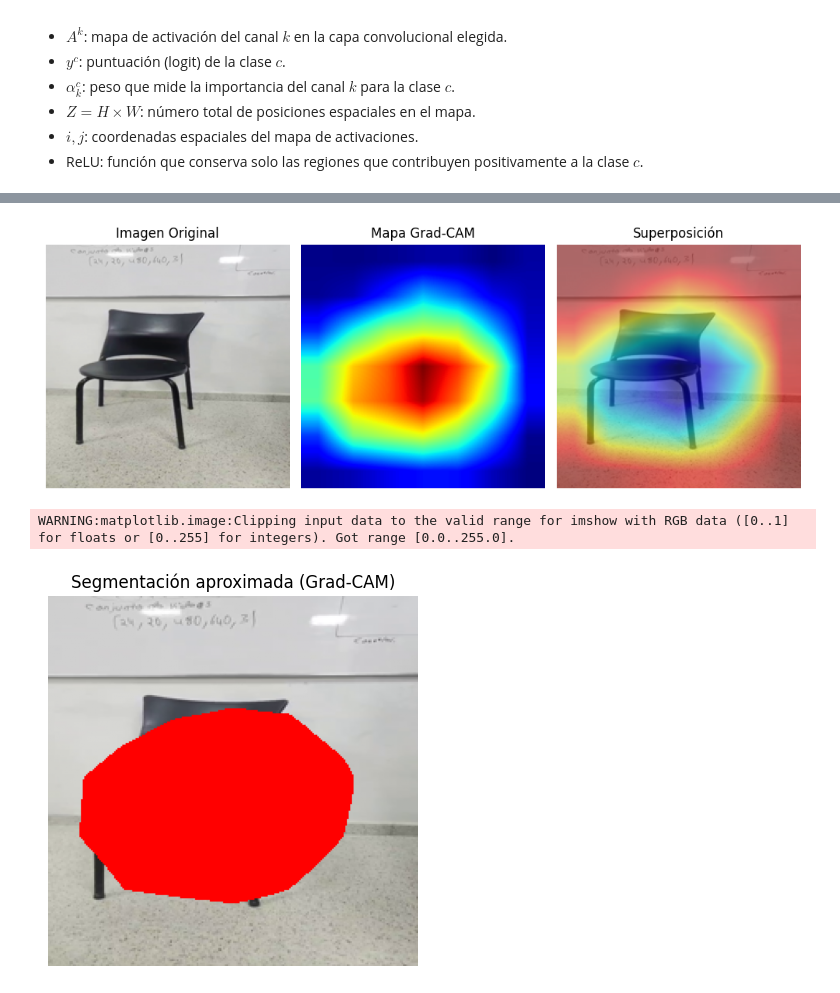
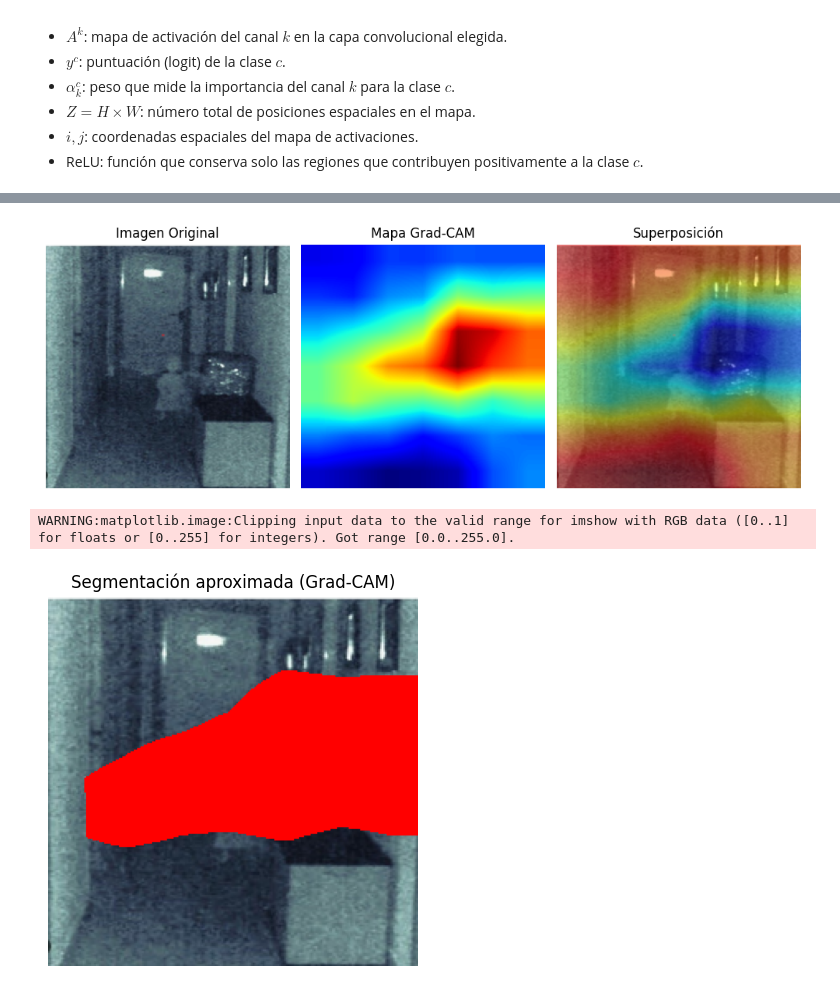
Before and after one commit to maxi9113/colab_notebook, a Jupyter notebook: grad_cam_salon.ipynb, the cells around one changed output, grey strips where cells are left out. Drawn from its saved outputs; the diff is of its cells as text; code cells hidden in the pictures.

```diff
--- a/grad_cam_salon.ipynb
+++ b/grad_cam_salon.ipynb
@@ -91,7 +91,7 @@ target_layer.register_backward_hook(backward_hook)
 # ---------------------------
 # 3. Cargar imagen y hacer inferencia
 # ---------------------------
-img_path = "/content/objetos_salon/processed/silla/20251595001_silla_0002.png"  # ← Cambia por tu ruta
+img_path = "/content/fantasma.jpg"  # ← Cambia por tu ruta
 input_tensor, orig_img = preprocess_image(img_path)
 
 output = model(input_tensor)
@@ -148,4 +147,4 @@ Downloading: "https://download.pytorch.org/models/resnet50-0676ba61.pth" to /roo
-[figure, old version]
+[figure, new version]
 # %%
 import cv2
 import numpy as np
@@ -171,7 +170,7 @@ plt.axis('off')
 plt.show()
 # %% [output]
 WARNING:matplotlib.image:Clipping input data to the valid range for imshow with RGB data ([0..1] for floats or [0..255] for integers). Got range [0.0..255.0].
-[figure, old version]
+[figure, new version]
 # %%
 # 1️⃣ Encuentra contornos en la máscara
 contours, _ = cv2.findContours(mask, cv2.RETR_EXTERNAL, cv2.CHAIN_APPROX_SIMPLE)
```
Also changed, not shown: parts of 3 cells of this notebook.
